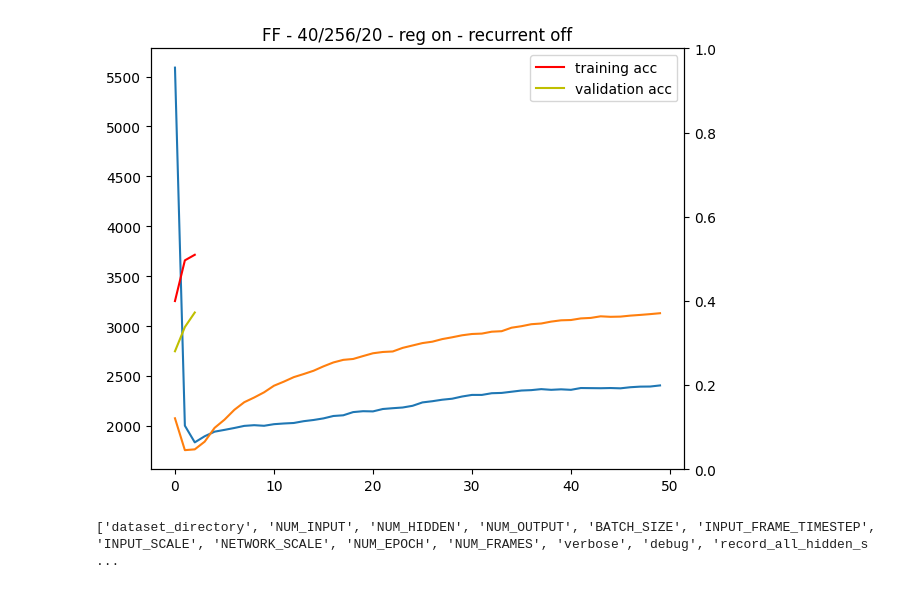
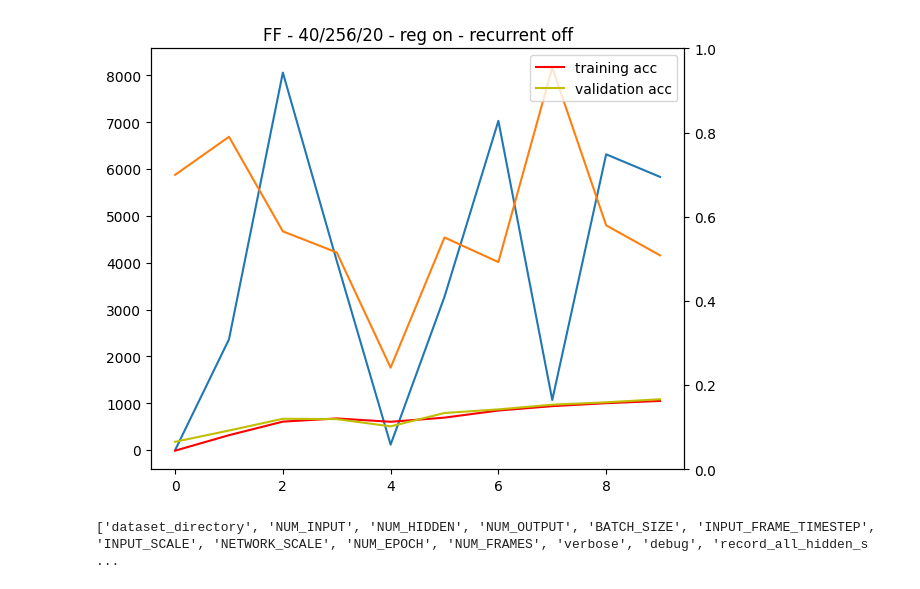
Before and after one commit to thomasshoesmith/Intel-Neuromorphic-Research-Project, a Jupyter notebook: debug_hidden_spikes.ipynb, the cells around one changed output. Saved outputs shown, nothing was run; the diff lists cells and outputs as text; code cells hidden in the pictures.

Commit message:
save to branch for hidden spike save development

```diff
--- a/debug_hidden_spikes.ipynb
+++ b/debug_hidden_spikes.ipynb
@@ -11,5 +7,6 @@ import os
 # %%
-dir = "~/PhD/Intel-Neuromorphic-Research-Project/output/SC_full_aug_combine_images/"
+dir = "~/PhD/Intel-Neuromorphic-Research-Project/output/SC_test/"
 
 output = pd.read_csv(os.path.expanduser(dir + "train_output.csv"))
-hidden_spikes = np.load(os.path.expanduser(dir + "hidden_spike_counts.npy"))
+training_hidden_spikes = np.load(os.path.expanduser(dir + "hidden_training_spike_counts.npy"))
+validation_hidden_spikes = np.load(os.path.expanduser(dir + "hidden_validation_spike_counts.npy"))
@@ -17,0 +13,3 @@ sum_over_epoch = []
+# %%
+for i in range(training_hidden_spikes.shape[0]):
+     print(training_hidden_spikes[i, 1])
@@ -17,0 +45,4 @@ sum_over_epoch = []
+# %%
+train_sum_over_epoch = []
+valid_sum_over_epoch = []
+sum_over_epoch = []
@@ -18,3 +53,4 @@ sum_over_epoch = []
 # %%
-for i in range(hidden_spikes.shape[0]):
-    sum_over_epoch.append(sum(hidden_spikes[i]))
+for i in range(training_hidden_spikes.shape[0]):
+    train_sum_over_epoch.append(sum(training_hidden_spikes[i]))
+    #valid_sum_over_epoch.append(sum(validation_hidden_spikes[i]))
@@ -25,21 +84,23 @@ len(sum_over_epoch[0::2])
 # %%
 fig, ax1 = plt.subplots()
 
-ax1.plot(sum_over_epoch[0::2], label = "average hidden layer spikes per training epoch")
-ax1.plot(sum_over_epoch[1::2], label = "average hidden layer spikes per validation epoch")
+ax1.plot(train_sum_over_epoch[0::2], label = "average hidden layer spikes per training epoch")
+ax1.plot(train_sum_over_epoch[1::2], label = "average hidden layer spikes per validation epoch")
+
+#ax1.plot(valid_sum_over_epoch, label = "average hidden layer spikes per validation epoch")
 
 ax2 = ax1.twinx()
 
 ax2.plot(list(output.loc[:, "accuracy"])[0::2], color = 'r', label = "training acc")
 ax2.plot(list(output.loc[:, "accuracy"])[1::2], color = 'y', label = "validation acc")
 ax2.set_ylim(0, 1)
 
 fig.tight_layout()
 plt.title("FF - 40/256/20 - reg on - recurrent off")
 plt.legend()
 plt.show()
 # %% [output]
-[figure, old version]
+[figure, new version]
 # %%
 with open("SC_params.json", "r") as f:
         params = json.load(f)
```
Also changed, not shown: parts of 16 cells of this notebook, 7 other files.
